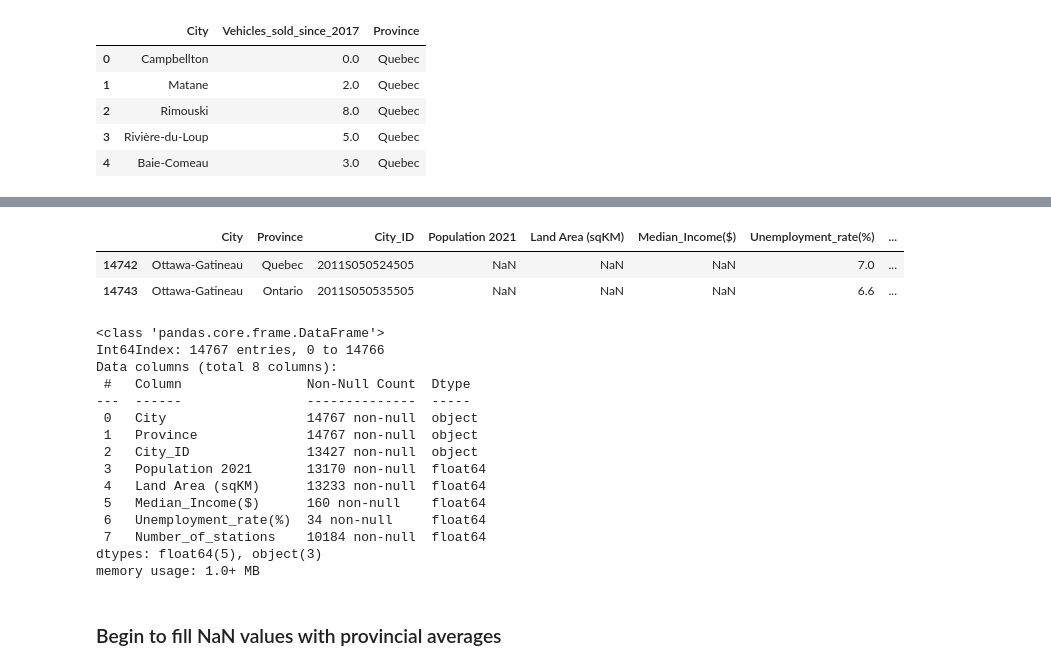
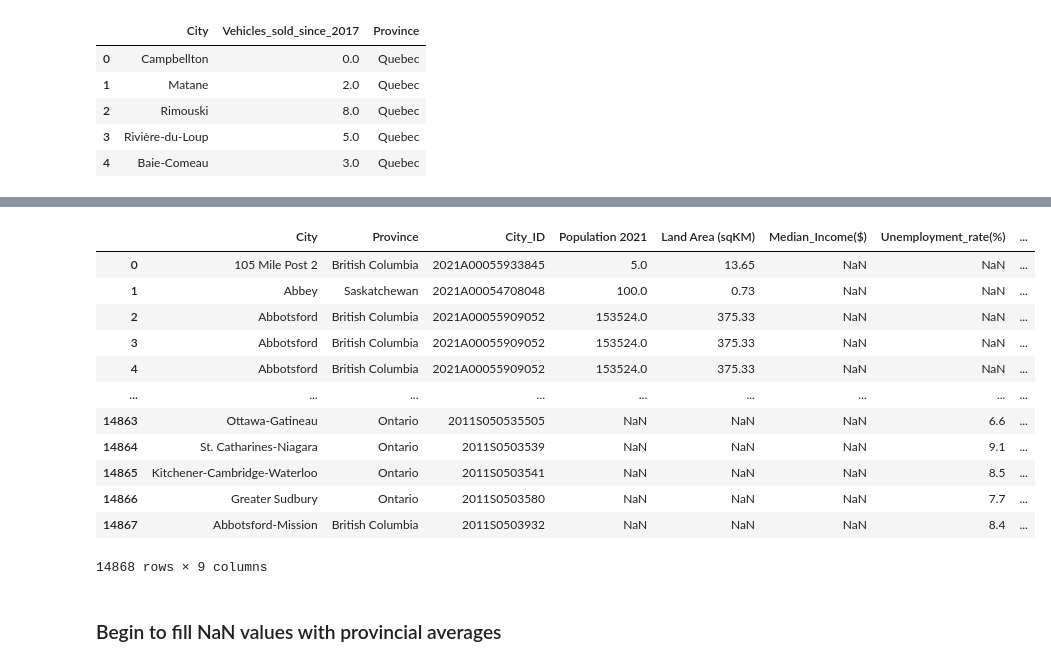
Before and after one commit to JorMerr/EV_charging_locations, a Jupyter notebook: dataset_cleaning.ipynb, the cells around one changed output, grey strips where cells are left out. Drawn from its saved outputs; the diff is of its cells as text; code cells hidden in the pictures.

```diff
--- a/dataset_cleaning.ipynb
+++ b/dataset_cleaning.ipynb
@@ -1621,26 +1451,22 @@ Name: Province, dtype: int64
-# %%
-stations_popstats_df.loc[stations_popstats_df["City"] == "Ottawa-Gatineau"]
-# %% [output]
-|  | City | Province | City_ID | Population 2021 | Land Area (sqKM) | Median_Income($) | Unemployment_rate(%) | ... |
-| 14742 | Ottawa-Gatineau | Quebec | 2011S050524505 | NaN | NaN | NaN | 7.0 | ... |
-| 14743 | Ottawa-Gatineau | Ontario | 2011S050535505 | NaN | NaN | NaN | 6.6 | ... |
-# %%
-stations_popstats_df.info()
-# %% [output]
-<class 'pandas.core.frame.DataFrame'>
-Int64Index: 14767 entries, 0 to 14766
-Data columns (total 8 columns):
- #   Column                Non-Null Count  Dtype
----  ------                --------------  -----
- 0   City                  14767 non-null  object
- 1   Province              14767 non-null  object
- 2   City_ID               13427 non-null  object
- 3   Population 2021       13170 non-null  float64
- 4   Land Area (sqKM)      13233 non-null  float64
- 5   Median_Income($)      160 non-null    float64
- 6   Unemployment_rate(%)  34 non-null     float64
- 7   Number_of_stations    10184 non-null  float64
-dtypes: float64(5), object(3)
-memory usage: 1.0+ MB
+# %%
+# Merge stations_popstats_df EV_reg_cities
+merged_df = EV_reg_cities.merge(stations_popstats_df, on=["City", "Province"], how="outer")
+# Reorder columns
+merged_df = merged_df[["City", "Province", "City_ID", "Population 2021", "Land Area (sqKM)", "Median_Income($)", "Unemployment_rate(%)", "Vehicles_sold_since_2017", "Number_of_stations"]]
+merged_df
+# %% [output]
+|  | City | Province | City_ID | Population 2021 | Land Area (sqKM) | Median_Income($) | Unemployment_rate(%) | ... |
+| 0 | 105 Mile Post 2 | British Columbia | 2021A00055933845 | 5.0 | 13.65 | NaN | NaN | ... |
+| 1 | Abbey | Saskatchewan | 2021A00054708048 | 100.0 | 0.73 | NaN | NaN | ... |
+| 2 | Abbotsford | British Columbia | 2021A00055909052 | 153524.0 | 375.33 | NaN | NaN | ... |
+| 3 | Abbotsford | British Columbia | 2021A00055909052 | 153524.0 | 375.33 | NaN | NaN | ... |
+| 4 | Abbotsford | British Columbia | 2021A00055909052 | 153524.0 | 375.33 | NaN | NaN | ... |
+| ... | ... | ... | ... | ... | ... | ... | ... | ... |
+| 14863 | Ottawa-Gatineau | Ontario | 2011S050535505 | NaN | NaN | NaN | 6.6 | ... |
+| 14864 | St. Catharines-Niagara | Ontario | 2011S0503539 | NaN | NaN | NaN | 9.1 | ... |
+| 14865 | Kitchener-Cambridge-Waterloo | Ontario | 2011S0503541 | NaN | NaN | NaN | 8.5 | ... |
+| 14866 | Greater Sudbury | Ontario | 2011S0503580 | NaN | NaN | NaN | 7.7 | ... |
+| 14867 | Abbotsford-Mission | British Columbia | 2011S0503932 | NaN | NaN | NaN | 8.4 | ... |
+14868 rows × 9 columns
 # %% [markdown]
 ### Begin to fill NaN values with provincial averages
```
Also changed, not shown: parts of 28 cells of this notebook.
